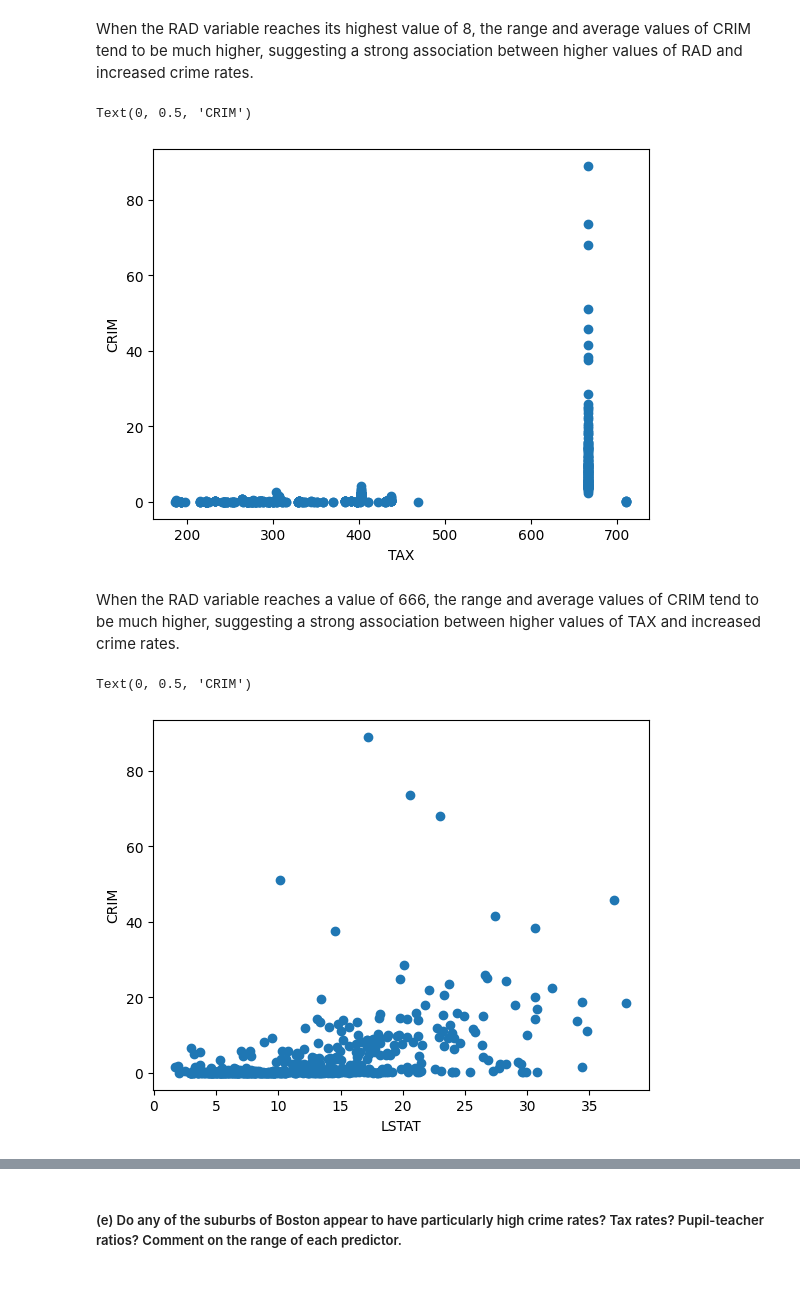
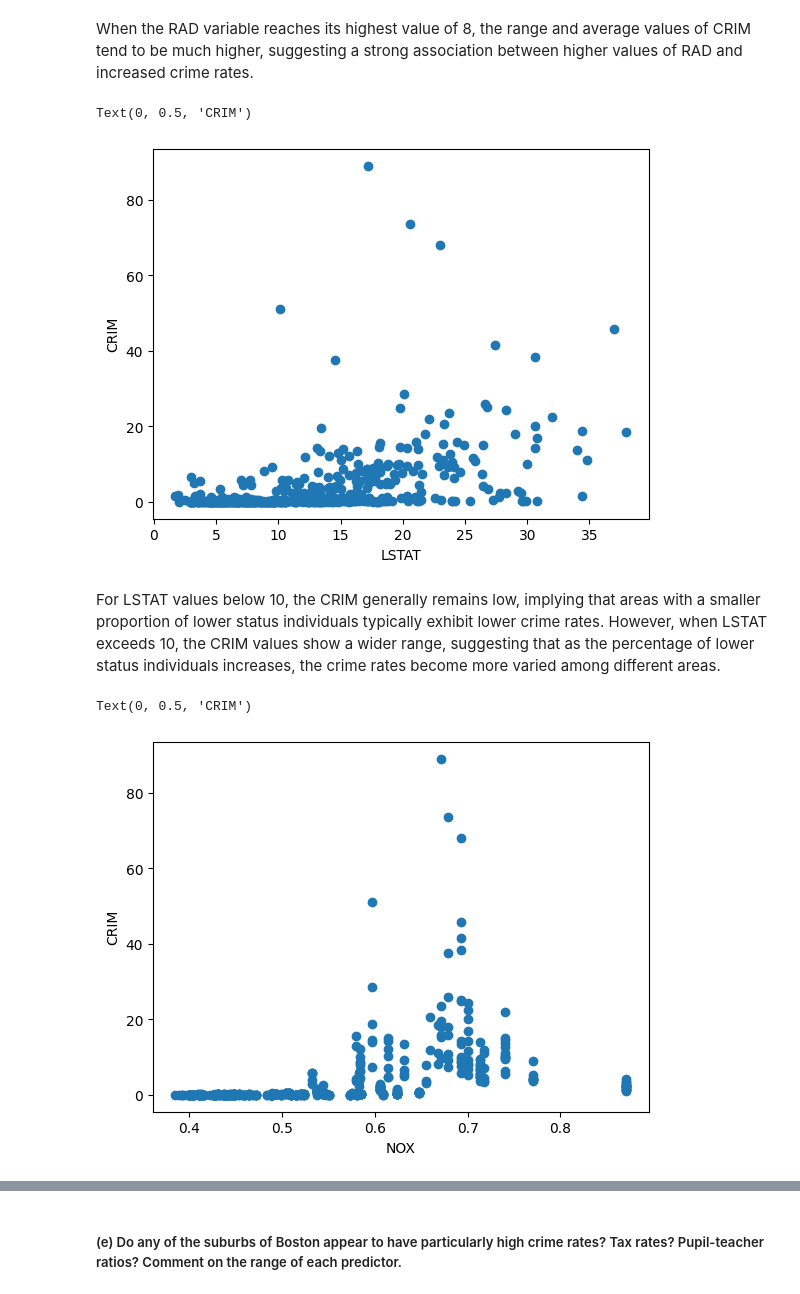
Before and after one commit to nikhilnair31/ST380, a Jupyter notebook: ML_Exam.ipynb, the cells around one changed output, grey strips where cells are left out. Drawn from its saved outputs; the diff is of its cells as text; code cells hidden in the pictures.

```diff
--- a/ML_Exam.ipynb
+++ b/ML_Exam.ipynb
@@ -165,21 +209,19 @@ ax = sns.boxplot(x="RAD", y="CRIM", data=df)
 # %% [markdown]
 When the RAD variable reaches its highest value of 8, the range and average values of CRIM tend to be much higher, suggesting a strong association between higher values of RAD and increased crime rates.
 # %%
-# Had to use basic scatter plot since TAX has continuous values
-plt.scatter(df['TAX'], df['CRIM'])
-plt.xlabel('TAX')
+plt.scatter(df['LSTAT'], df['CRIM'])
+plt.xlabel('LSTAT')
 plt.ylabel('CRIM')
 # %% [output]
 Text(0, 0.5, 'CRIM')
-[figure, old version]
+[figure, new version]
-# %% [markdown]
-When the RAD variable reaches a value of 666, the range and average values of CRIM tend to be much higher, suggesting a strong association between higher values of TAX and increased crime rates.
+# %% [markdown]
+For LSTAT values below 10, the CRIM generally remains low, implying that areas with a smaller proportion of lower status individuals typically exhibit lower crime rates. However, when LSTAT exceeds 10, the CRIM values show a wider range, suggesting that as the percentage of lower status individuals increases, the crime rates become more varied among different areas.
 # %%
-# Had to use basic scatter plot since LSTAT has continuous values
-plt.scatter(df['LSTAT'], df['CRIM'])
-plt.xlabel('LSTAT')
+plt.scatter(df['NOX'], df['CRIM'])
+plt.xlabel('NOX')
 plt.ylabel('CRIM')
 # %% [output]
 Text(0, 0.5, 'CRIM')
-[figure, old version]
+[figure, new version]
 # %% [markdown]
```
Also changed, not shown: parts of 265 cells of this notebook.
